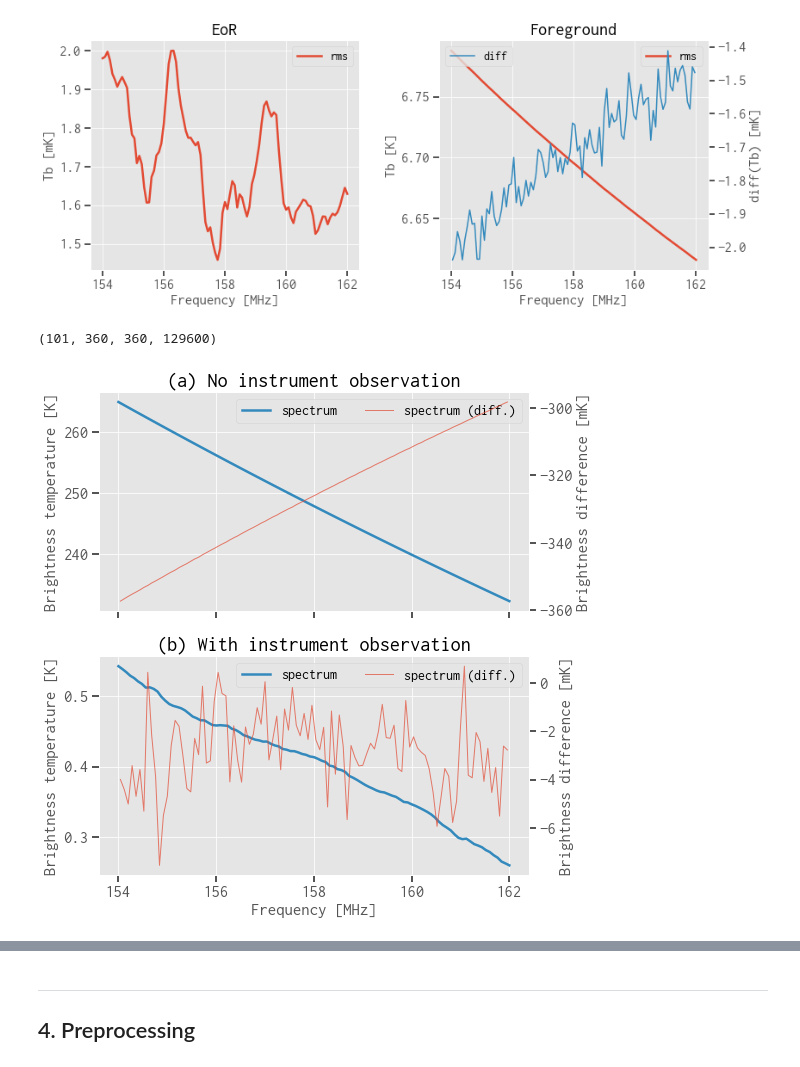
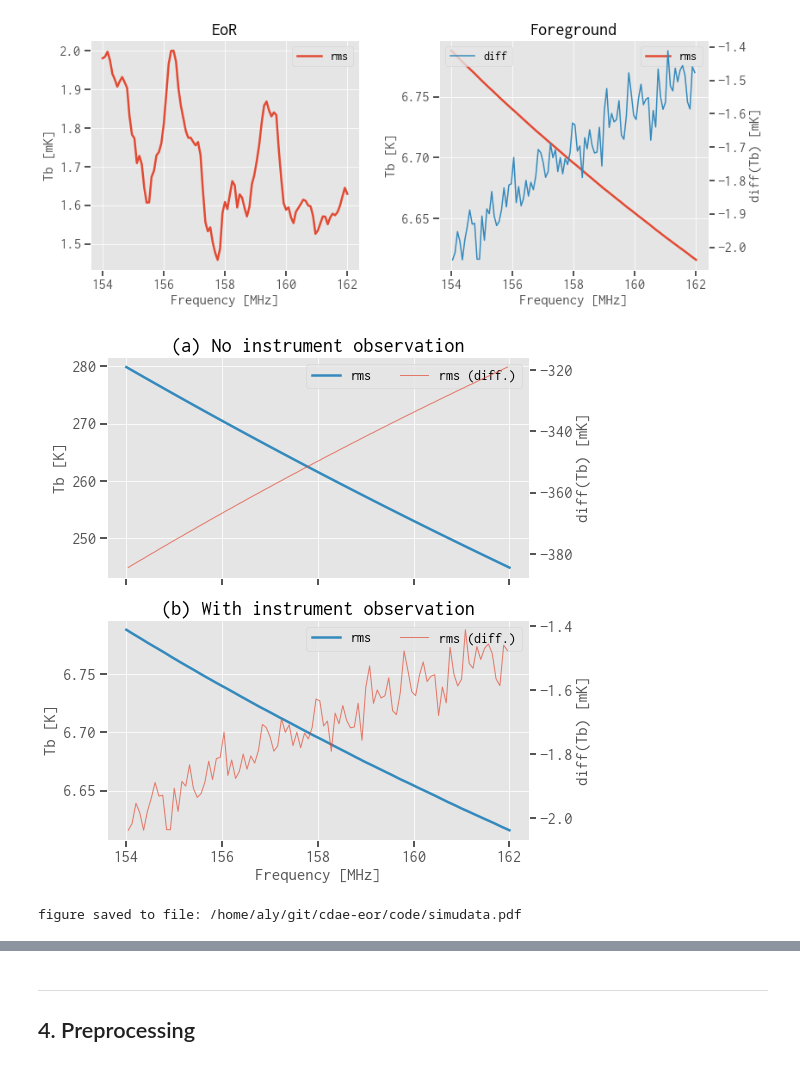
Before and after one commit to liweitianux/cdae-eor, a Jupyter notebook: code/cdae.ipynb, the cells around one changed output, grey strips where cells are left out. Drawn from its saved outputs; the diff is of its cells as text; code cells hidden in the pictures.

Commit message:
code/cdae: Update data plots

```diff
--- a/code/cdae.ipynb
+++ b/code/cdae.ipynb
@@ -448,10 +401,3 @@ def plot_cubes(cube_eor, cube_fg):
 plot_cubes(cube_eor, cube_fg)
 # %% [output]
 [figure]
-# %%
-nfreq0, ny, nx = cube_eor.shape
-npix = nx * ny
-
-nfreq0, ny, nx, npix
-# %% [output]
-(101, 360, 360, 129600)
@@ -461,9 +404,55 @@ rpix = np.random.randint(0, high=npix, size=3)
-# %%
-fig, axes = plot_simudata(rpix[0], cube_fg, skycube_fg, figsize=(8, 8))
-
-if False:
-    fn = 'simudata.pdf'
-    fig.savefig(fn)
-    print('figure saved to file: %s' % path.abspath(fn))
-# %% [output]
-[figure, removed]
+# %%
+def plot_simudata(cube, skycube, figsize=(8, 12)):
+    nf, ny, nx = cube.shape
+    f = np.linspace(154, 162, nf)
+    f2 = (f[1:] + f[:-1]) / 2
+
+    fig, (ax0, ax1) = plt.subplots(nrows=2, figsize=figsize, sharex=True)
+
+    xlabel = 'Frequency [MHz]'
+    ylabel = 'Tb [K]'
+    ylabel2 = 'diff(Tb) [mK]'
+    ax0.set(ylabel=ylabel,
+            title='(a) No instrument observation')
+    ax0_ = ax0.twinx()
+    ax0_.set_ylabel(ylabel2)
+    ax0_.grid(False)
+
+    ax1.set(xlabel=xlabel, ylabel=ylabel,
+            title='(b) With instrument observation')
+    ax1_ = ax1.twinx()
+    ax1_.set_ylabel(ylabel2)
+    ax1_.grid(False)
+
+    y = rms(skycube, axis=(1,2))
+    ax0.plot(f, y, color='C1', lw=2.5, label='rms')
+    y2 = np.diff(y) * 1e3  # [mK]
+    ax0_.plot(f2, y2, color='C0', lw=1, alpha=0.7, label='rms (diff.)')
+
+    y = rms(cube, axis=(1,2))
+    y = np.abs(y)
+    ax1.plot(f, y, color='C1', lw=2.5, label='rms')
+    y2 = np.diff(y) * 1e3  # [mK]
+    ax1_.plot(f2, y2, color='C0', lw=1, alpha=0.7, label='rms (diff.)')
+
+    h1, l1 = ax0.get_legend_handles_labels()
+    h2, l2 = ax0_.get_legend_handles_labels()
+    ax0.legend(h1+h2, l1+l2, ncol=2, loc='upper right')
+
+    h1, l1 = ax1.get_legend_handles_labels()
+    h2, l2 = ax1_.get_legend_handles_labels()
+    ax1.legend(h1+h2, l1+l2, ncol=2, loc='upper right')
+
+    plt.tight_layout()
+    plt.show()
+    return fig, (ax0, ax1)
+
+
+fig, axes = plot_simudata(cube_fg, skycube_fg, figsize=(8, 8))
+if False:
+    fn = 'simudata.pdf'
+    fig.savefig(fn)
+    print('figure saved to file: %s' % path.abspath(fn))
+# %% [output]
+[figure, added]
+figure saved to file: /home/aly/git/cdae-eor/code/simudata.pdf
```
Also changed, not shown: parts of 7 cells of this notebook, 1 other file.
